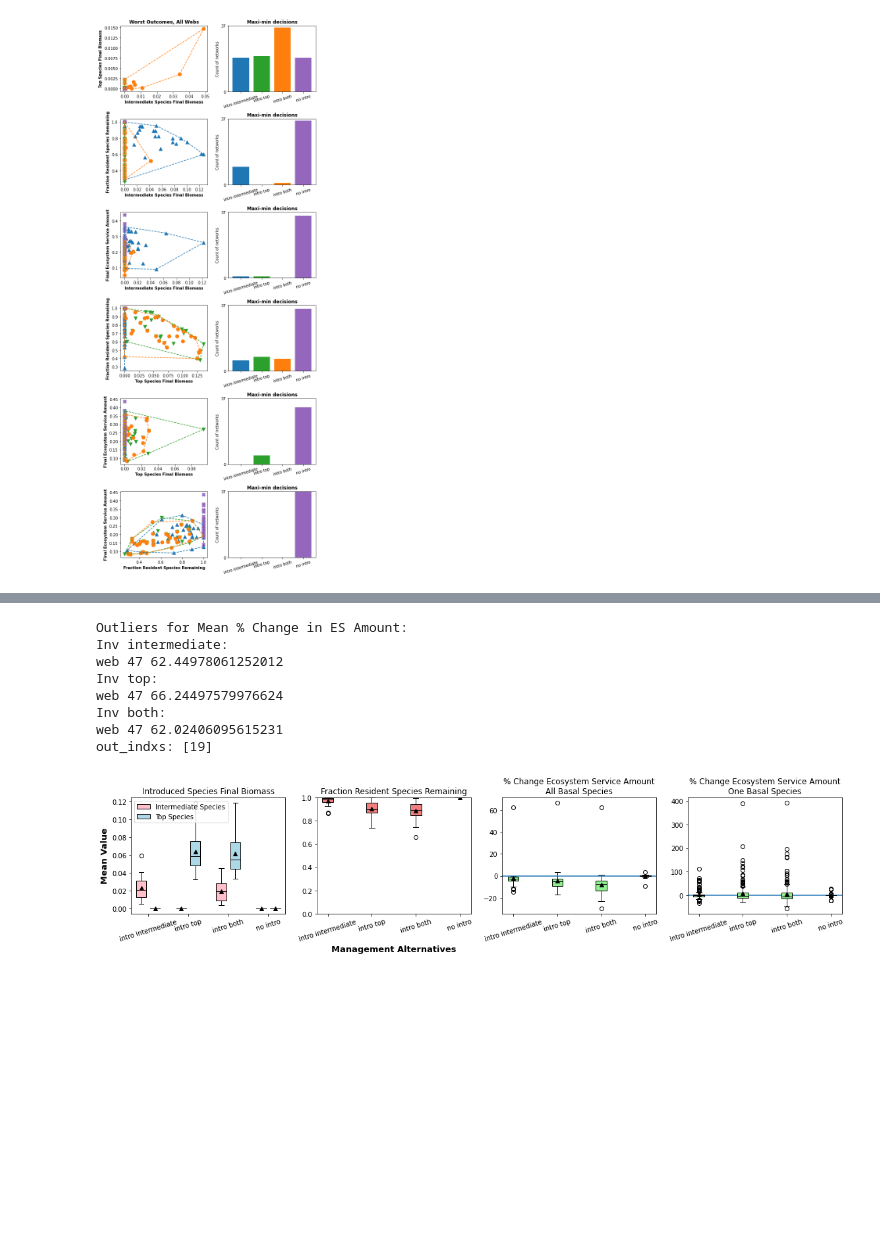
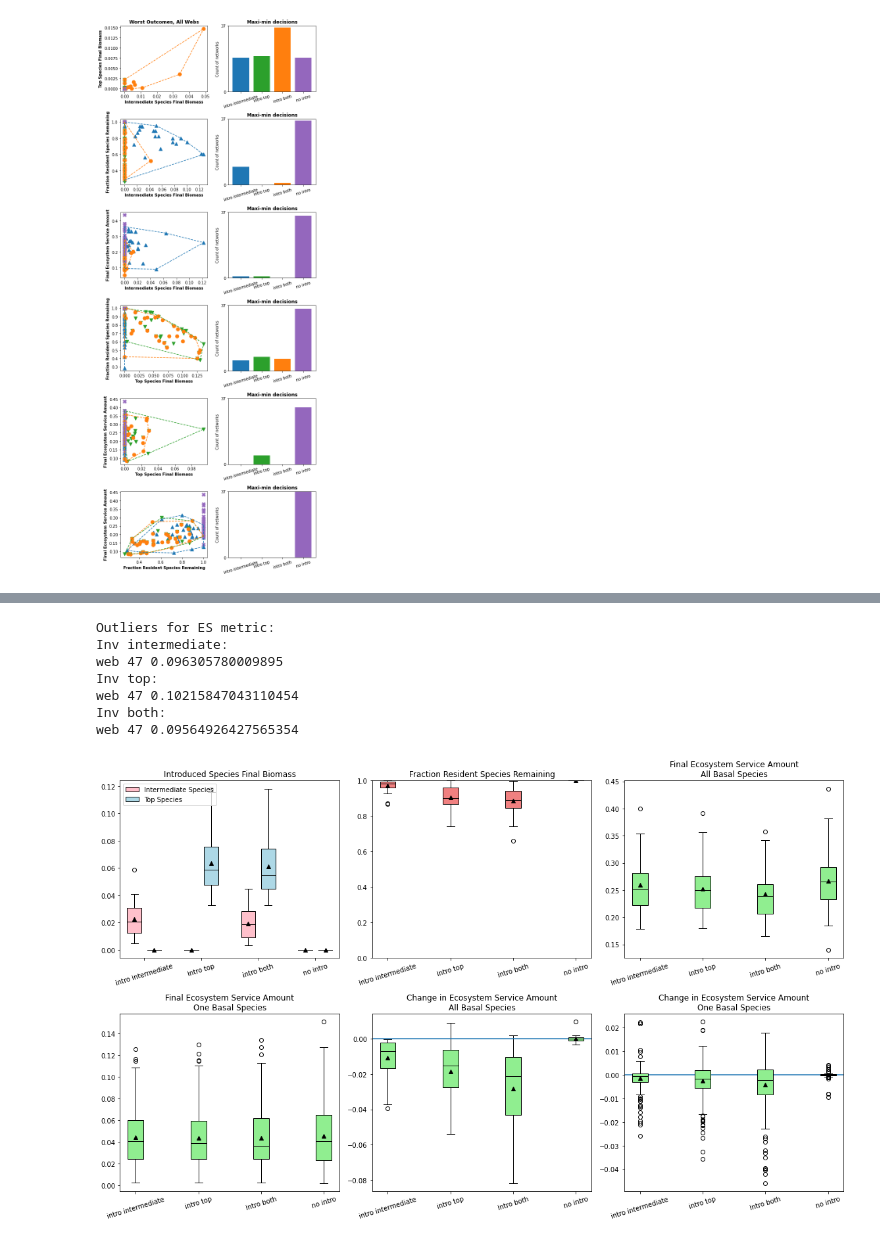
Before and after one commit to lucyvk/species_introduction_risk, a Jupyter notebook: 6_species_risk_paper_viz.ipynb, the cells around one changed output, grey strips where cells are left out. Drawn from its saved outputs; the diff is of its cells as text; code cells hidden in the pictures; blank space fills up the shorter version.

```diff
--- a/6_species_risk_paper_viz.ipynb
+++ b/6_species_risk_paper_viz.ipynb
@@ -1295,25 +1303,36 @@ for ct in range(0,WEBS):
 # %%
 # ES results based on a single basal species
 
-def read_es_res(file_name):
+def read_es_res(file_name,res_ind):
     out_obj = []
     alt = open(file_name)
     altr = csv.reader(alt)
     next(altr)
     for rw in altr:
-        out_obj.append(float(rw[2]))
+        out_obj.append(float(rw[res_ind]))
     return out_obj
     alt.close()
 
-ct_alles =  read_es_res('./' + results_folder + '/all_es_res_ct.csv')
-alt1_alles_mean = read_es_res('./' + results_folder + '/all_es_res_inv1_mean.csv')
-alt2_alles_mean = read_es_res('./' + results_folder + '/all_es_res_inv2_mean.csv')
-alt3_alles_mean = read_es_res('./' + results_folder + '/all_es_res_invb_mean.csv')
-alt1_alles_med = read_es_res('./' + results_folder + '/all_es_res_inv1_median.csv')
-alt2_alles_med = read_es_res('./' + results_folder + '/all_es_res_inv2_median.csv')
-alt3_alles_med = read_es_res('./' + results_folder + '/all_es_res_invb_median.csv')
-alt1_alles_rsd = read_es_res('./' + results_folder + '/all_es_res_inv1_rsd_raw.csv')
-alt2_alles_rsd = read_es_res('./' + results_folder + '/all_es_res_inv2_rsd_raw.csv')
-alt3_alles_rsd = read_es_res('./' + results_folder + '/all_es_res_invb_rsd_raw.csv')
+ct_ones_change =  read_es_res('./' + results_folder + '/one_es_res_ct.csv',2)
+ct_ones_raw =  read_es_res('./' + results_folder + '/one_es_res_ct.csv',3)
+
+alt1_ones_mean_change = read_es_res('./' + results_folder + '/one_es_res_inv1.csv',2)
+alt1_ones_mean_raw = read_es_res('./' + results_folder + '/one_es_res_inv1.csv',4)
+alt1_ones_med_change = read_es_res('./' + results_folder + '/one_es_res_inv1.csv',3)
+alt1_ones_med_raw = read_es_res('./' + results_folder + '/one_es_res_inv1.csv',5)
+
+alt2_ones_mean_change = read_es_res('./' + results_folder + '/one_es_res_inv2.csv',2)
+alt2_ones_mean_raw = read_es_res('./' + results_folder + '/one_es_res_inv2.csv',4)
+alt2_ones_med_change = read_es_res('./' + results_folder + '/one_es_res_inv2.csv',3)
+alt2_ones_med_raw = read_es_res('./' + results_folder + '/one_es_res_inv2.csv',5)
+
+alt3_ones_mean_change = read_es_res('./' + results_folder + '/one_es_res_invb.csv',2)
+alt3_ones_mean_raw = read_es_res('./' + results_folder + '/one_es_res_invb.csv',4)
+alt3_ones_med_change = read_es_res('./' + results_folder + '/one_es_res_invb.csv',3)
+alt3_ones_med_raw = read_es_res('./' + results_folder + '/one_es_res_invb.csv',5)
+
+alt1_ones_rsd = read_es_res('./' + results_folder + '/one_es_res_inv1_rsd.csv',1)
+alt2_ones_rsd = read_es_res('./' + results_folder + '/one_es_res_inv2_rsd.csv',1)
+alt3_ones_rsd = read_es_res('./' + results_folder + '/one_es_res_invb_rsd.csv',1)
 # %%
 # Combination plotting code
@@ -1439,14 +1495,14 @@ def combo_plot(alt1,alt2,alt3,alt_ct,tstr,file_name,remove_out,one_basal_obj):
 # %%
-# Combo mean plot - Figure 5
-obo = [alt1_alles_mean,alt2_alles_mean,alt3_alles_mean,ct_alles]
-combo_plot(alt1_means,alt2_means,alt3_means,ct_mets,"Mean","Fig_5",False,obo)
+# Combo mean plot - Figure 5 (removing outliers) --
+obo = [alt1_ones_mean_raw,alt2_ones_mean_raw,alt3_ones_mean_raw,ct_ones_raw]
+obo2 = [alt1_ones_mean_change,alt2_ones_mean_change,alt3_ones_mean_change,ct_ones_change]
+combo_plot(alt1_means,alt2_means,alt3_means,ct_mets,"Mean","Fig_5",True,obo,obo2)
 # %% [output]
-Outliers for Mean % Change in ES Amount:
+Outliers for ES metric:
 Inv intermediate:
-web 47 62.44978061252012
+web 47 0.096305780009895
 Inv top:
-web 47 66.24497579976624
+web 47 0.10215847043110454
 Inv both:
-web 47 62.02406095615231
-out_indxs: [19]
+web 47 0.09564926427565354
-[figure, old version]
+[figure, new version]
```
Also changed, not shown: parts of 26 cells of this notebook, 4 other files.
